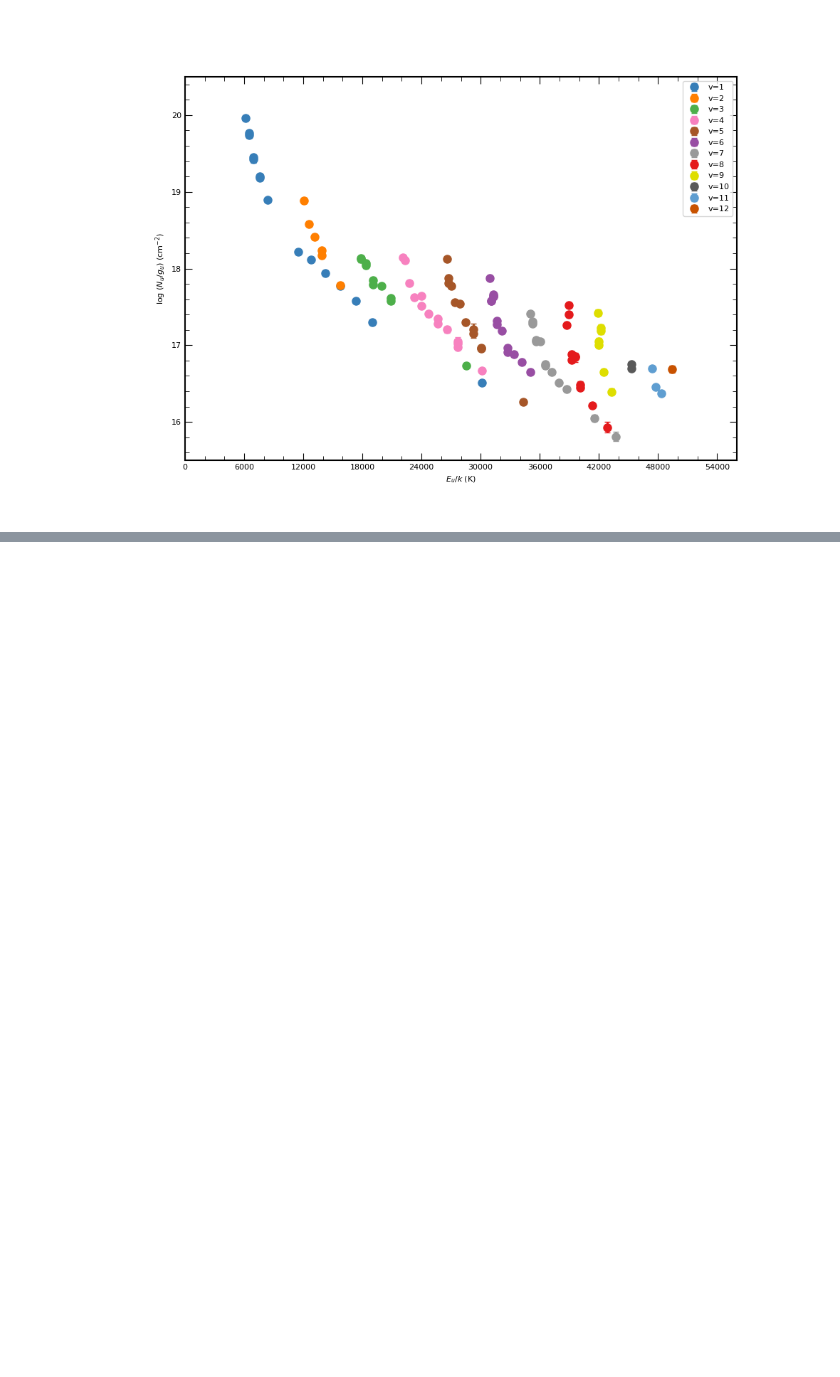
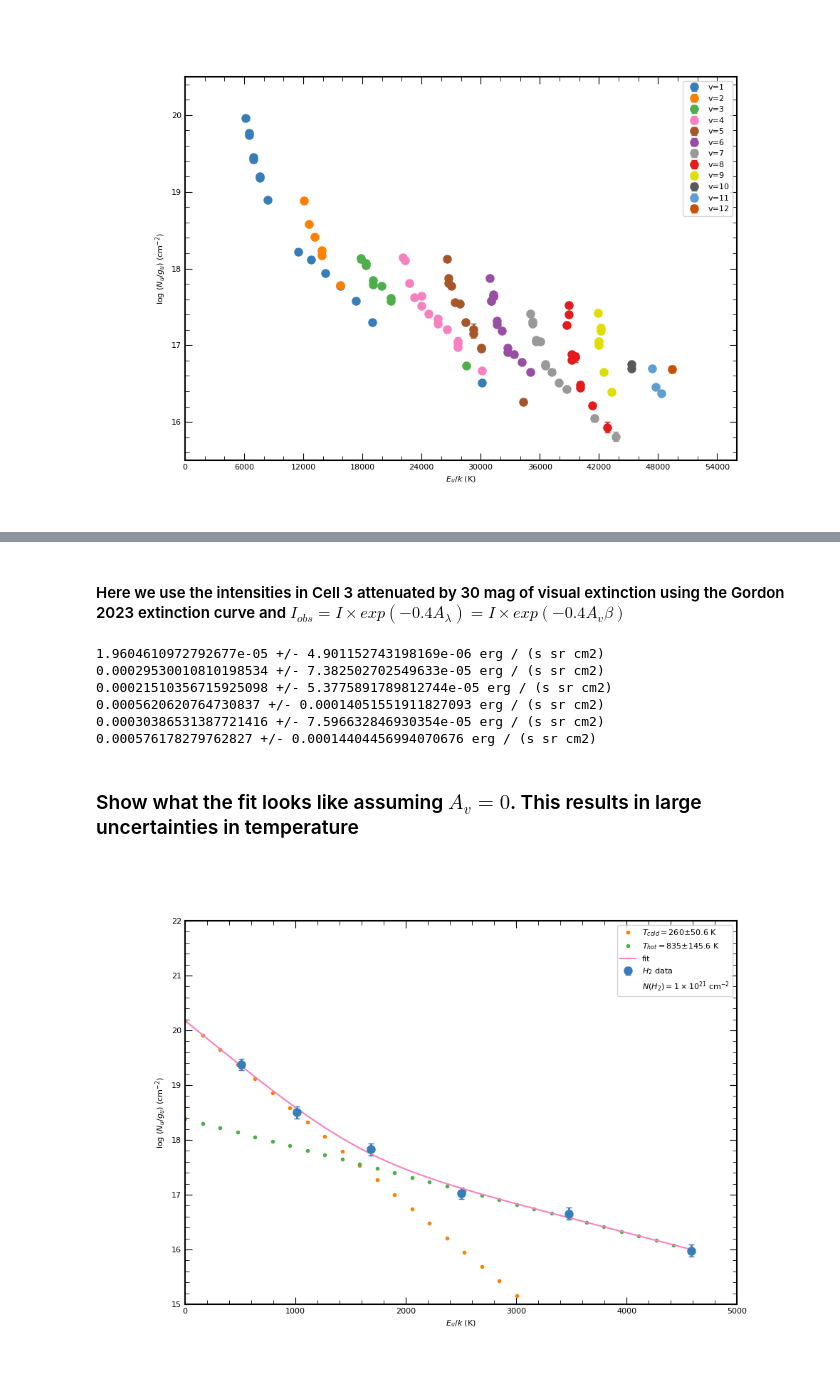
Before and after one commit to mpound/pdrtpy-nb, a Jupyter notebook: notebooks/PDRT_Example_H2_Excitation.ipynb, the cells around one changed output, grey strips where cells are left out. Drawn from its saved outputs; the diff is of its cells as text; code cells hidden in the pictures; blank space fills up the shorter version.

Commit message:
fit av example

```diff
--- a/notebooks/PDRT_Example_H2_Excitation.ipynb
+++ b/notebooks/PDRT_Example_H2_Excitation.ipynb
@@ -492,0 +486,35 @@ hvplot.ex_diagram(ymin=15.5,ymax=20.5,label="v",xmax=56000)
+# %% [markdown]
+#### Here we use the intensities in Cell 3 attenuated by 30 mag of visual extinction using the Gordon 2023 extinction curve and $I_{obs} = I \times exp(-0.4 A_\lambda) = I \times exp(-0.4 A_v \beta)$
+# %%
+intensity = dict()
+
+intensity = {'H200S0': 1.9604610972792677e-05,
+             'H200S1': 0.00029530010810198534,
+             'H200S2': 0.00021510356715925098,
+             'H200S3': 0.0005620620764730837,
+             'H200S4': 0.00030386531387721416,
+             'H200S5': 0.000576178279762827,
+            }
+a = []
+for i in intensity:
+    # For this example, set a largish uncertainty on the intensity.
+    m = Measurement(data=intensity[i],uncertainty=StdDevUncertainty(0.25*intensity[i]),
+                    identifier=i,unit="erg cm-2 s-1 sr-1")
+    print(m)
+    a.append(m)
+# %% [output]
+1.9604610972792677e-05 +/- 4.901152743198169e-06 erg / (s sr cm2)
+0.00029530010810198534 +/- 7.382502702549633e-05 erg / (s sr cm2)
+0.00021510356715925098 +/- 5.3775891789812744e-05 erg / (s sr cm2)
+0.0005620620764730837 +/- 0.00014051551911827093 erg / (s sr cm2)
+0.00030386531387721416 +/- 7.596632846930354e-05 erg / (s sr cm2)
+0.000576178279762827 +/- 0.00014404456994070676 erg / (s sr cm2)
+# %% [markdown]
+### Show what the fit looks like assuming $A_v=0$. This results in large uncertainties in temperature
+# %%
+h = H2ExcitationFit(a)
+h.run()
+hplot = ExcitationPlot(h,"H_2")
+hplot.ex_diagram(show_fit=True)
+# %% [output]
+[figure, added]
```
Also changed, not shown: parts of 13 cells of this notebook.
